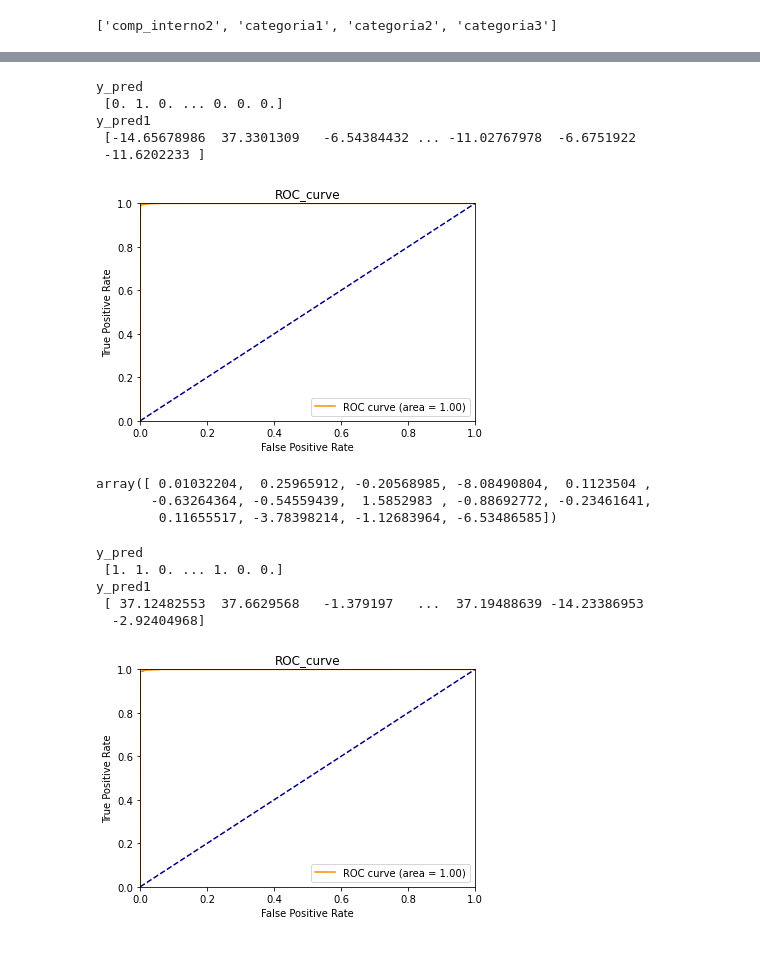
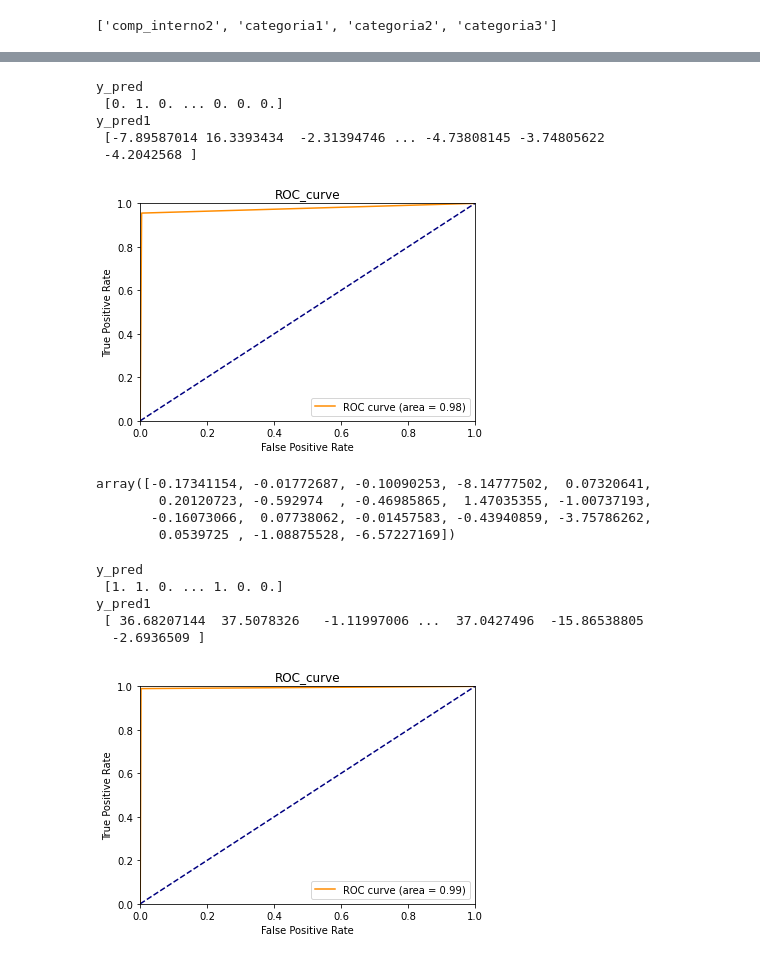
Before and after one commit to BrianPgz/HomeWork1_ML, a Jupyter notebook: Tarea2.ipynb, the cells around one changed output, grey strips where cells are left out. Cells and saved outputs as stored; diff of their text form; code cells hidden in the pictures.

```diff
--- a/Tarea2.ipynb
+++ b/Tarea2.ipynb
@@ -365,17 +367,18 @@ denuevo.remove("_id_")
 denuevo.remove("_id2_")
 denuevo.remove("Respuesta")
 #Por alta correlación se quitan los siguientes
-denuevo.remove("avg(comportamiento_j)")
-denuevo.remove("max(comportamiento_j)")
-denuevo.remove("uno_o_mas")
+#denuevo.remove("avg(comportamiento_j)")
+#denuevo.remove("max(comportamiento_j)")
+#denuevo.remove("uno_o_mas")
 denuevo.remove("comp_externo1")
 denuevo.remove("fecha_inicio")
-denuevo.remove("comp_interno3")
+denuevo.remove("inversion")
+#denuevo.remove("comp_interno3")
 for i in denuevo:
     if i in columnas:
         opts.append(OptimalBinning(name=i, dtype="numerical", solver="cp"))
     else:
-        opts.append(OptimalBinning(name=i, dtype="categorical", solver="cp"))
+        opts.append(OptimalBinning(name=i, dtype="categorical", solver="mip"))
 # %%
 for i in range(len(denuevo)):
     opts[i].fit(train[denuevo[i]],y)
@@ -436,36 +458,37 @@ clf=model.fit(X_woe_train,y_train)
 # %%
 y_pred=clf.predict(X_woe_train)
 y_pred1=clf.decision_function(X_woe_train)
 print('y_pred\n',y_pred)
 print('y_pred1\n',y_pred1)
 
 #Draw ROC curve and calculate AUC value
-fpr,tpr,threshold = roc_curve(y_train, y_pred1)
+fpr,tpr,threshold = roc_curve(y_train, y_pred)
 roc_auc = auc(fpr,tpr)
 plot(fpr,tpr,color='darkorange',
          label='ROC curve (area = %0.2f)' % roc_auc)
 plt.plot([0, 1], [0, 1], color='navy', linestyle='--')
 plt.xlim([0.0, 1.0])
 plt.ylim([0.0, 1.0])
 plt.xlabel('False Positive Rate')
 plt.ylabel('True Positive Rate')
 plt.title('ROC_curve')
 plt.legend(loc="lower right")
 plt.show()
 # %% [output]
 y_pred
  [0. 1. 0. ... 0. 0. 0.]
 y_pred1
- [-14.65678986  37.3301309   -6.54384432 ... -11.02767978  -6.6751922
- -11.6202233 ]
+ [-7.89587014 16.3393434  -2.31394746 ... -4.73808145 -3.74805622
+ -4.2042568 ]
-[figure, old version]
+[figure, new version]
 # %%
 coe=model.coef_
 coe[0]
 # %% [output]
-array([ 0.01032204,  0.25965912, -0.20568985, -8.08490804,  0.1123504 ,
-       -0.63264364, -0.54559439,  1.5852983 , -0.88692772, -0.23461641,
-        0.11655517, -3.78398214, -1.12683964, -6.53486585])
+array([-0.17341154, -0.01772687, -0.10090253, -8.14777502,  0.07320641,
+        0.20120723, -0.592974  , -0.46985865,  1.47035355, -1.00737193,
+       -0.16073066,  0.07738062, -0.01457583, -0.43940859, -3.75786262,
+        0.0539725 , -1.08875528, -6.57227169])
 # %%
 premade="woe_"
 for i in range(len(denuevo)):
@@ -480,7 +503,7 @@ print('y_pred\n',y_pred)
 print('y_pred1\n',y_pred1)
 
 #Draw ROC curve and calculate AUC value
-fpr,tpr,threshold = roc_curve(y_test, y_pred1)
+fpr,tpr,threshold = roc_curve(y_test, y_pred)
 roc_auc = auc(fpr,tpr)
 plot(fpr,tpr,color='darkorange',
          label='ROC curve (area = %0.2f)' % roc_auc)
@@ -496,6 +519,6 @@ plt.show()
 y_pred
  [1. 1. 0. ... 1. 0. 0.]
 y_pred1
- [ 37.12482553  37.6629568   -1.379197   ...  37.19488639 -14.23386953
-  -2.92404968]
+ [ 36.68207144  37.5078326   -1.11997006 ...  37.0427496  -15.86538805
+  -2.6936509 ]
-[figure, old version]
+[figure, new version]
```
Also changed, not shown: parts of 5 cells of this notebook.
